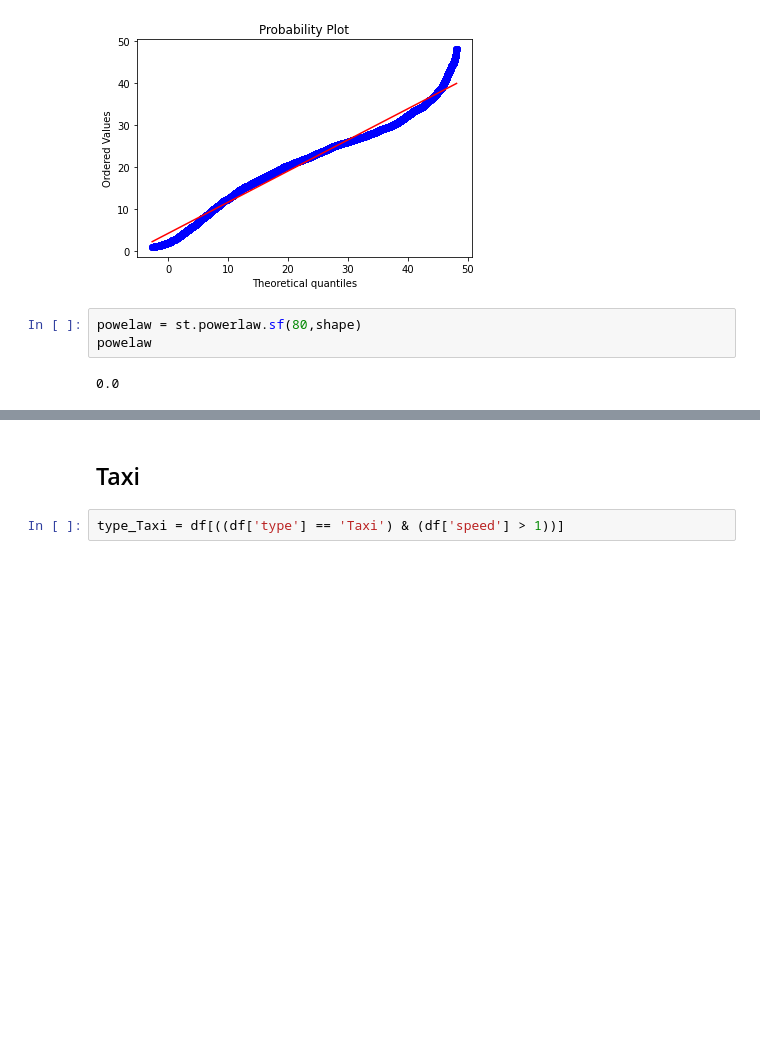
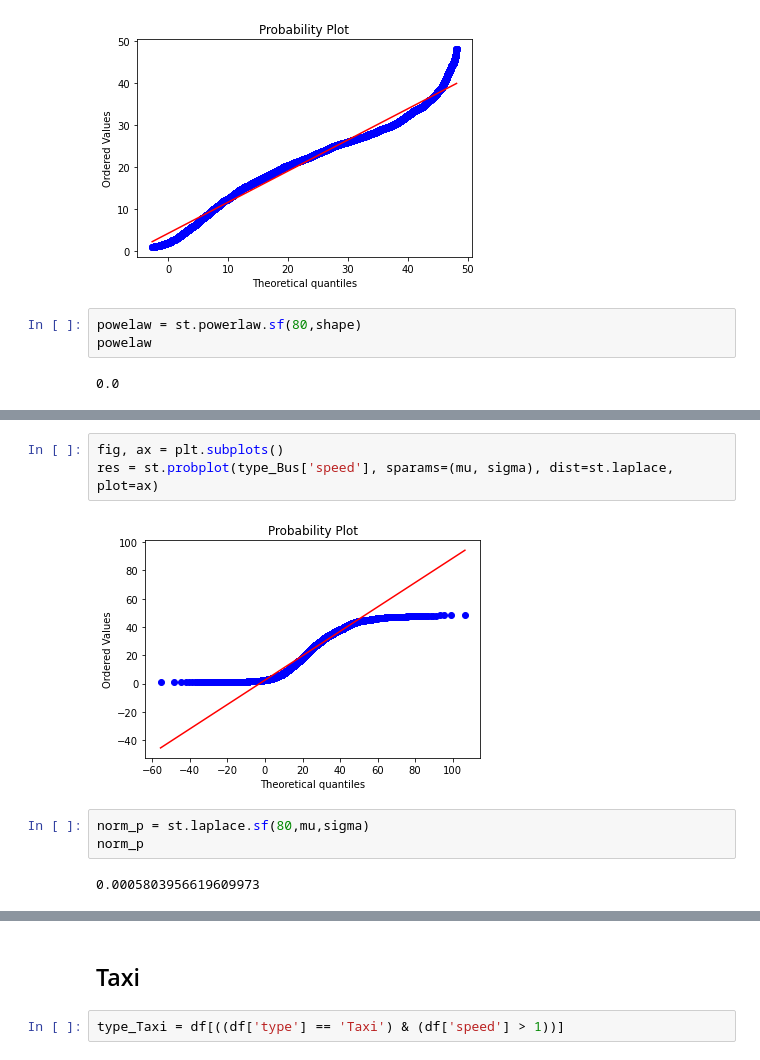
Before and after one commit to gperaza/traffic-data-analysis, a Jupyter notebook: pNEUMA/Estancia.ipynb, the cells around one changed output, grey strips where cells are left out. Drawn from its saved outputs; the diff is of its cells as text; blank space fills up the shorter version.

```diff
--- a/pNEUMA/Estancia.ipynb
+++ b/pNEUMA/Estancia.ipynb
@@ -1004,0 +1018,10 @@ powelaw
+# %%
+fig, ax = plt.subplots()
+res = st.probplot(type_Bus['speed'], sparams=(mu, sigma), dist=st.laplace, plot=ax)
+# %% [output]
+[figure, added]
+# %%
+norm_p = st.laplace.sf(80,mu,sigma)
+norm_p
+# %% [output]
+0.0005803956619609973
```
Also changed, not shown: parts of 4 cells of this notebook.
